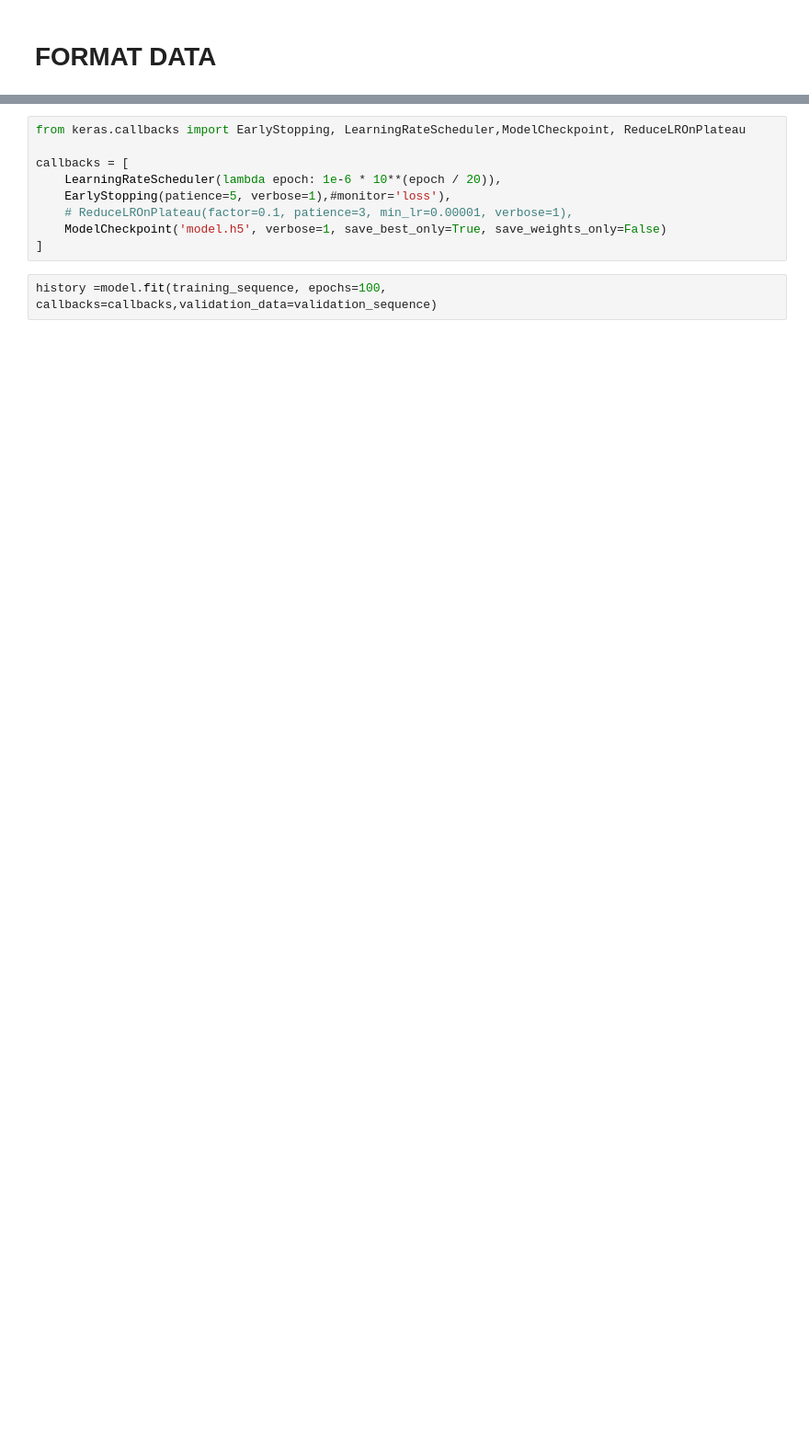
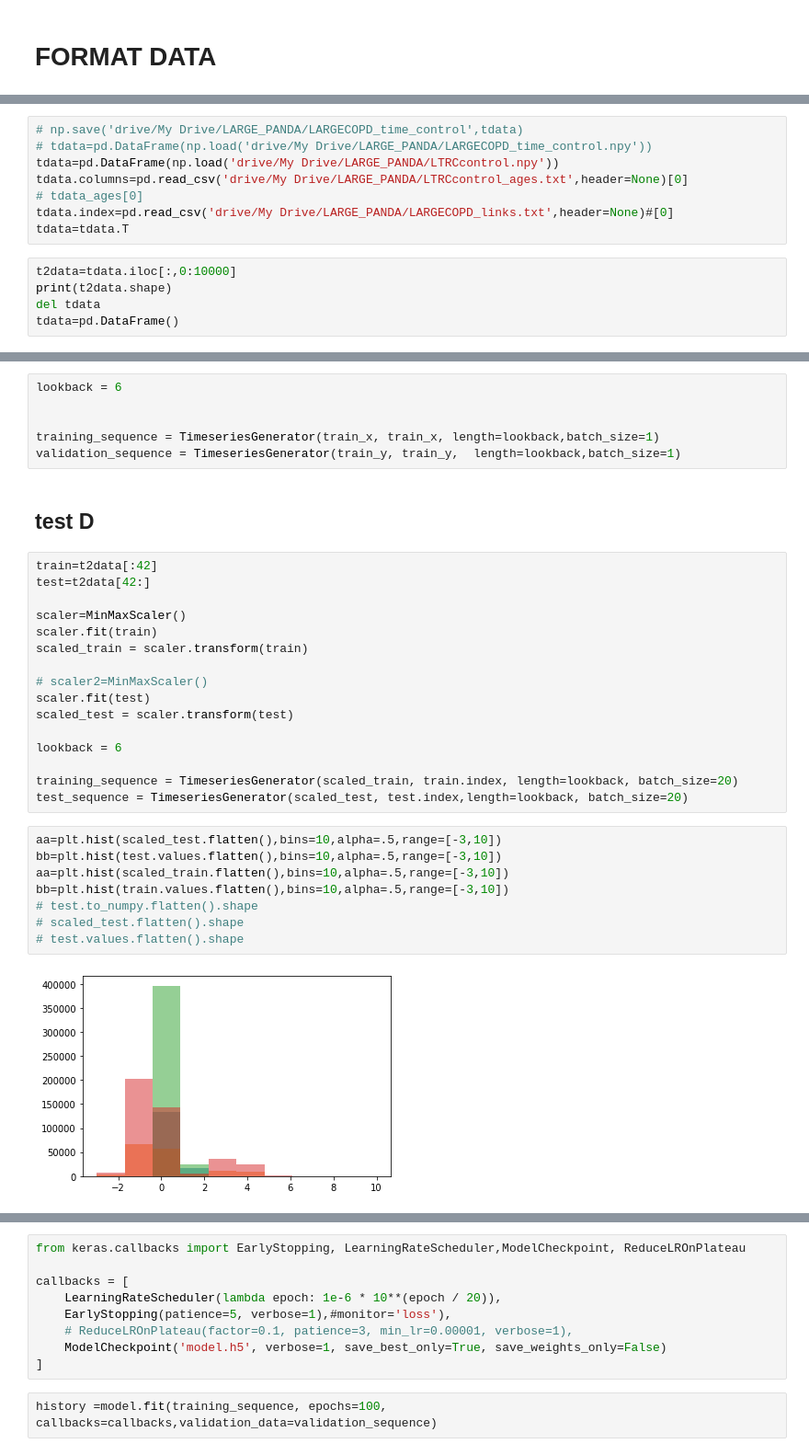
Before and after one commit to dcolinmorgan/prediction, a Jupyter notebook: LTRC_TS_LSTM.ipynb, the cells around one changed output, grey strips where cells are left out. Shown at 92% size. Drawn from its saved outputs; the diff is of its cells as text; blank space fills up the shorter version.

```diff
--- a/LTRC_TS_LSTM.ipynb
+++ b/LTRC_TS_LSTM.ipynb
@@ -49,0 +94,13 @@ CASE.columns=CASE_ages[0:]['ages']
+# %%
+# np.save('drive/My Drive/LARGE_PANDA/LARGECOPD_time_control',tdata)
+# tdata=pd.DataFrame(np.load('drive/My Drive/LARGE_PANDA/LARGECOPD_time_control.npy'))
+tdata=pd.DataFrame(np.load('drive/My Drive/LARGE_PANDA/LTRCcontrol.npy'))
+tdata.columns=pd.read_csv('drive/My Drive/LARGE_PANDA/LTRCcontrol_ages.txt',header=None)[0]
+# tdata_ages[0]
+tdata.index=pd.read_csv('drive/My Drive/LARGE_PANDA/LARGECOPD_links.txt',header=None)#[0]
+tdata=tdata.T
+# %%
+t2data=tdata.iloc[:,0:10000]
+print(t2data.shape)
+del tdata
+tdata=pd.DataFrame()
@@ -50 +350,35 @@ CASE.columns=CASE_ages[0:]['ages']
+# %%
+lookback = 6
+
+
+training_sequence = TimeseriesGenerator(train_x, train_x, length=lookback,batch_size=1)
+validation_sequence = TimeseriesGenerator(train_y, train_y,  length=lookback,batch_size=1)
+# %% [markdown]
+## test D
+# %%
+train=t2data[:42]
+test=t2data[42:]
+
+scaler=MinMaxScaler()
+scaler.fit(train)
+scaled_train = scaler.transform(train)
+
+# scaler2=MinMaxScaler()
+scaler.fit(test)
+scaled_test = scaler.transform(test)
+
+lookback = 6
+
+training_sequence = TimeseriesGenerator(scaled_train, train.index, length=lookback, batch_size=20)
+test_sequence = TimeseriesGenerator(scaled_test, test.index,length=lookback, batch_size=20)
+# %%
+aa=plt.hist(scaled_test.flatten(),bins=10,alpha=.5,range=[-3,10])
+bb=plt.hist(test.values.flatten(),bins=10,alpha=.5,range=[-3,10])
+aa=plt.hist(scaled_train.flatten(),bins=10,alpha=.5,range=[-3,10])
+bb=plt.hist(train.values.flatten(),bins=10,alpha=.5,range=[-3,10])
+# test.to_numpy.flatten().shape
+# scaled_test.flatten().shape
+# test.values.flatten().shape
+# %% [output]
+[figure, added]
 # %% [markdown]
```
Also changed, not shown: parts of 54 cells of this notebook.
